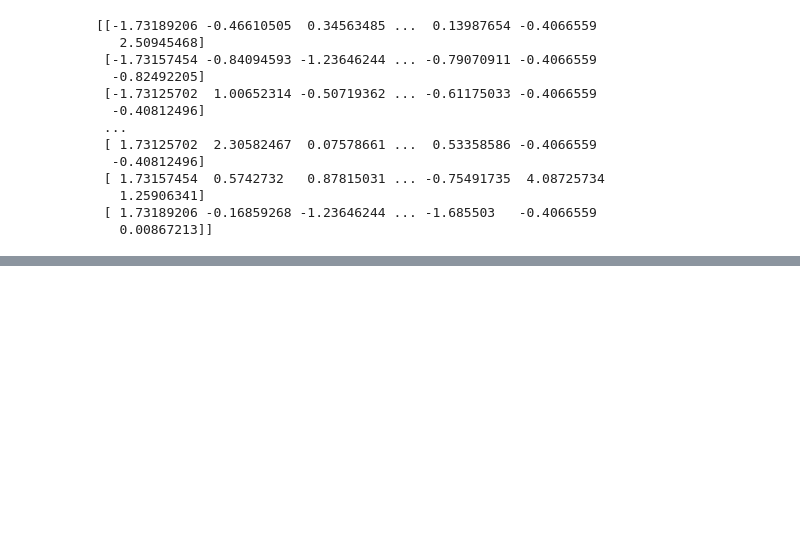
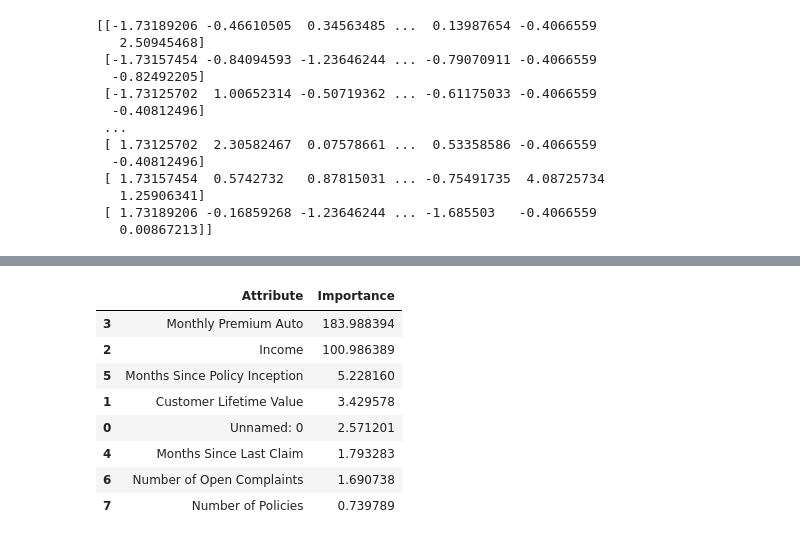
Before and after one commit to BarbaraC1983/barbaracameanlabs, a Jupyter notebook: Modelling_customer_care.ipynb, the cells around one changed output, grey strips where cells are left out. Saved outputs shown, nothing was run; the diff lists cells and outputs as text; code cells hidden in the pictures; blank space fills up the shorter version.

```diff
--- a/Modelling_customer_care.ipynb
+++ b/Modelling_customer_care.ipynb
@@ -256,3 +256,7 @@ print(X_scaled)
    1.25906341]
  [ 1.73189206 -0.16859268 -1.23646244 ... -1.685503   -0.4066559
    0.00867213]]
+# %%
+## Data Splitting and Standarized
+
+X_train, X_test, y_train, y_test=train_test_split(X, y, test_size=.30,random_state=123)
@@ -259,3 +370,21 @@ print(X_scaled)
+# %%
+features_importances = pd.DataFrame(data={
+    'Attribute': X_train.columns,
+    'Importance': abs(model.coef_)
+})
+features_importances = features_importances.sort_values(by='Importance', ascending=False)
+# %%
+features_importances
+# %% [output]
+|  | Attribute | Importance |
+| 3 | Monthly Premium Auto | 183.988394 |
+| 2 | Income | 100.986389 |
+| 5 | Months Since Policy Inception | 5.228160 |
+| 1 | Customer Lifetime Value | 3.429578 |
+| 0 | Unnamed: 0 | 2.571201 |
+| 4 | Months Since Last Claim | 1.793283 |
+| 6 | Number of Open Complaints | 1.690738 |
+| 7 | Number of Policies | 0.739789 |
 # %%
 ## Asign it back to the dataframe and then check the distribution again
 # %%
```
Also changed, not shown: parts of 25 cells of this notebook.
